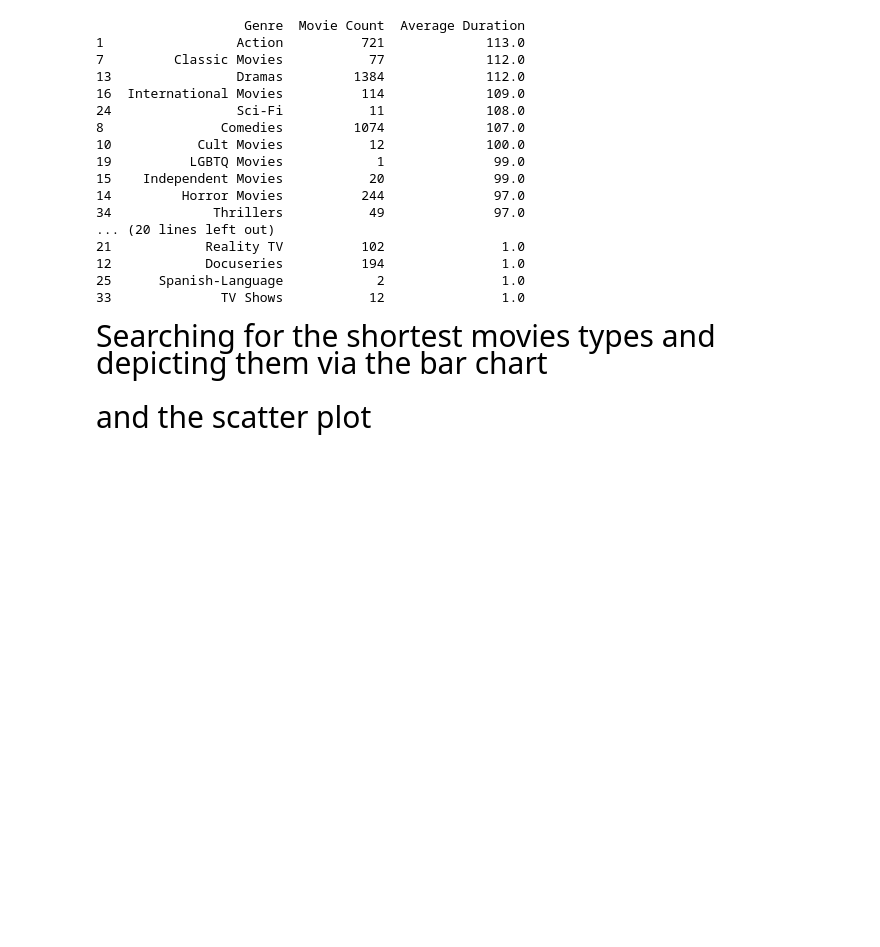
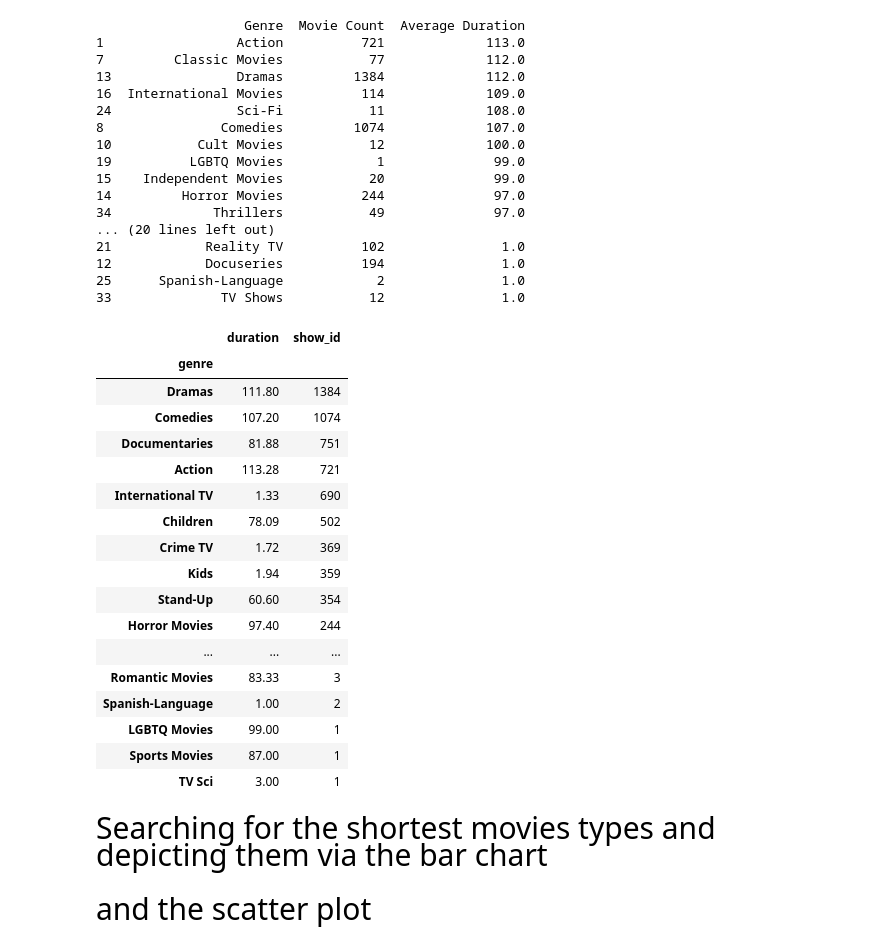
Before and after one commit to VladimirShpilkin/Python-Projects, a Jupyter notebook: Netflix/netflix_movies_analysis.ipynb, the cells around one changed output. Cells and saved outputs as stored; diff of their text form; code cells hidden in the pictures; blank space fills up the shorter version.

```diff
--- a/Netflix/netflix_movies_analysis.ipynb
+++ b/Netflix/netflix_movies_analysis.ipynb
@@ -105,6 +106,28 @@ print(duration_per_genre)
 12            Docuseries          194               1.0
 25      Spanish-Language            2               1.0
 33              TV Shows           12               1.0
+# %%
+movie_data_pivot=pd.pivot_table(movie_data,values=['show_id','duration'],index=['genre'],aggfunc={'show_id':'count','duration': lambda x: round(x.mean(),2)}).sort_values(by='show_id',ascending=False)
+movie_data_pivot
+# %% [output]
+|  | duration | show_id |
+| genre |  |  |
+| Dramas | 111.80 | 1384 |
+| Comedies | 107.20 | 1074 |
+| Documentaries | 81.88 | 751 |
+| Action | 113.28 | 721 |
+| International TV | 1.33 | 690 |
+| Children | 78.09 | 502 |
+| Crime TV | 1.72 | 369 |
+| Kids | 1.94 | 359 |
+| Stand-Up | 60.60 | 354 |
+| Horror Movies | 97.40 | 244 |
+| ... | ... | ... |
+| Romantic Movies | 83.33 | 3 |
+| Spanish-Language | 1.00 | 2 |
+| LGBTQ Movies | 99.00 | 1 |
+| Sports Movies | 87.00 | 1 |
+| TV Sci | 3.00 | 1 |
 # %% [markdown]
 <div style="display: flex; justify-content: center; align-items: center; height: 100%;">
     <span style="color: black; font-family: 'Times New Roman'; font-size: 30px;">
```
Also changed, not shown: parts of 4 cells of this notebook.
